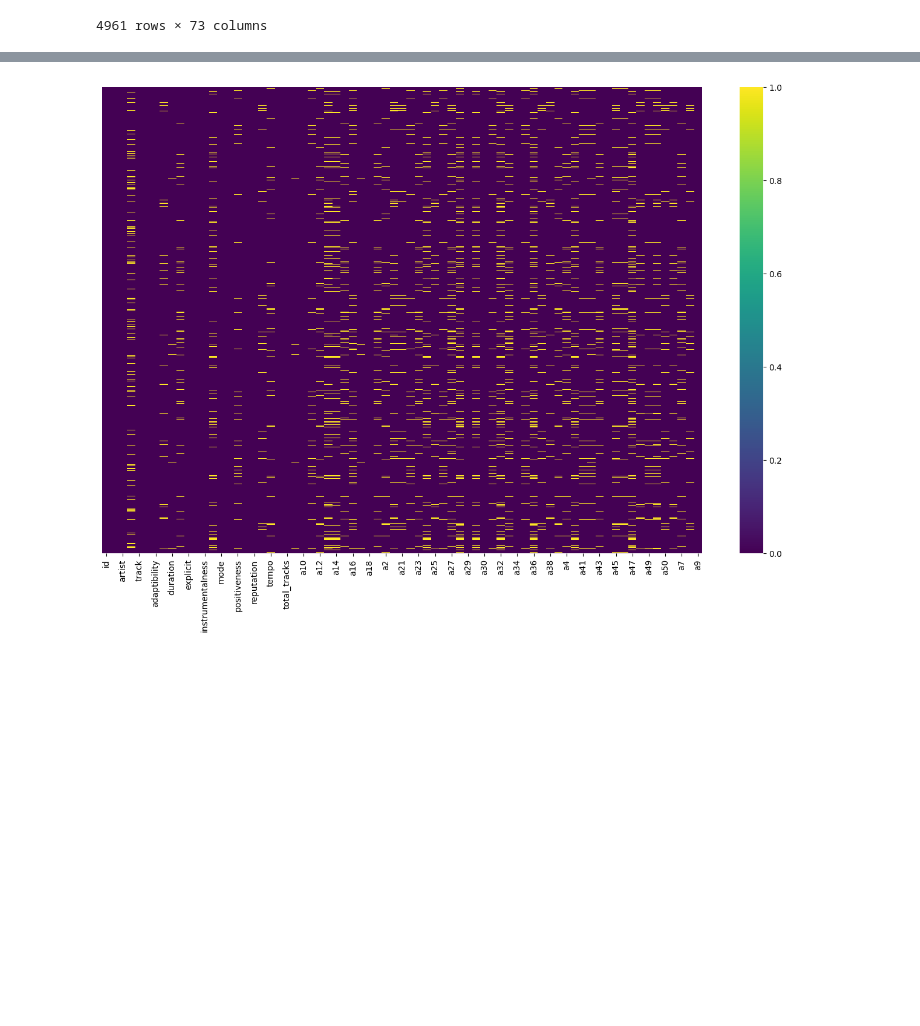
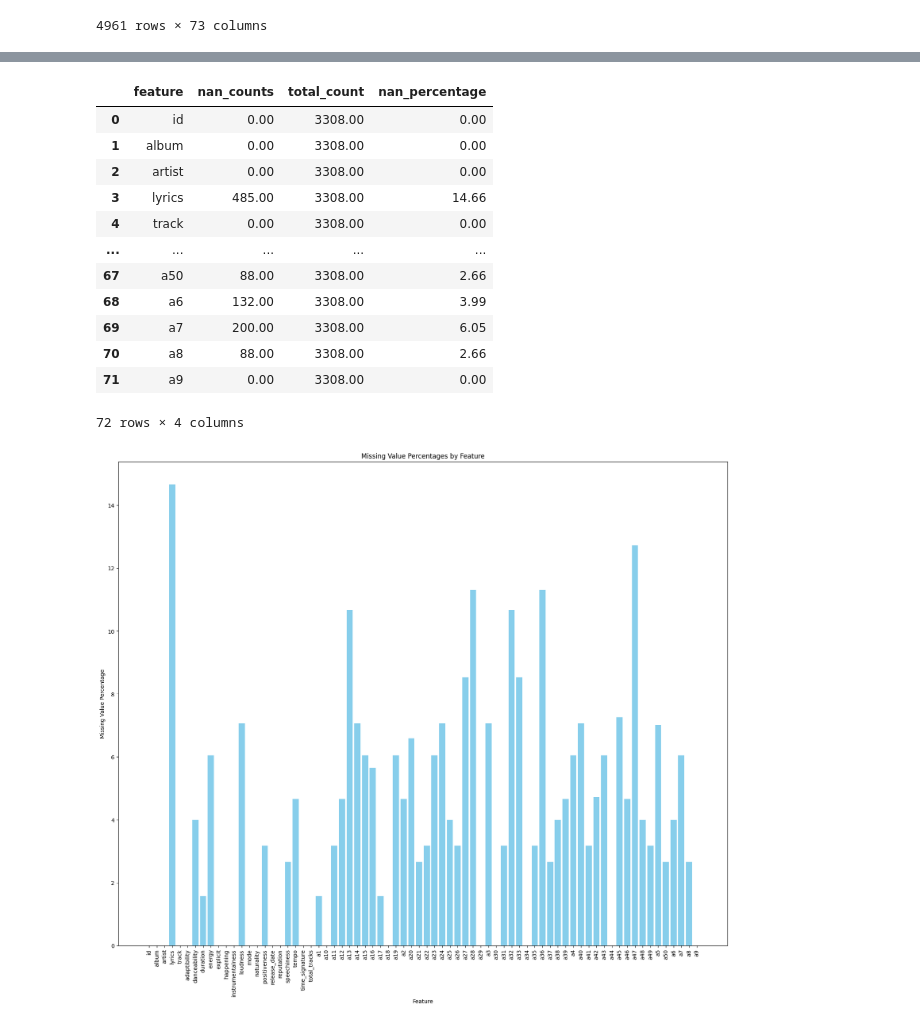
Before and after one commit to sphussey/kaggle_competitions, a Jupyter notebook: neu-datathonfall2023-sph.ipynb, the cells around one changed output, grey strips where cells are left out. Cells and saved outputs as stored; diff of their text form; code cells hidden in the pictures; blank space fills up the shorter version.

```diff
--- a/neu-datathonfall2023-sph.ipynb
+++ b/neu-datathonfall2023-sph.ipynb
@@ -238 +371,19 @@ train_etl
+# %%
+test_nan_counts_df = test_eda.compare_nan_counts(plot=True)
+test_nan_counts_df
+# %% [output]
+|  | feature | nan_counts | total_count | nan_percentage |
+| 0 | id | 0.00 | 3308.00 | 0.00 |
+| 1 | album | 0.00 | 3308.00 | 0.00 |
+| 2 | artist | 0.00 | 3308.00 | 0.00 |
+| 3 | lyrics | 485.00 | 3308.00 | 14.66 |
+| 4 | track | 0.00 | 3308.00 | 0.00 |
+| ... | ... | ... | ... | ... |
+| 67 | a50 | 88.00 | 3308.00 | 2.66 |
+| 68 | a6 | 132.00 | 3308.00 | 3.99 |
+| 69 | a7 | 200.00 | 3308.00 | 6.05 |
+| 70 | a8 | 88.00 | 3308.00 | 2.66 |
+| 71 | a9 | 0.00 | 3308.00 | 0.00 |
+72 rows × 4 columns
+[figure, added]
 # %%
@@ -269,6 +405,0 @@ class EDA():
-# %%
-eda = EDA()
-eda.load_data(train_etl)
-eda.missing_values_heatmap()
-# %% [output]
-[figure, removed]
```
Also changed, not shown: parts of 15 cells of this notebook.
